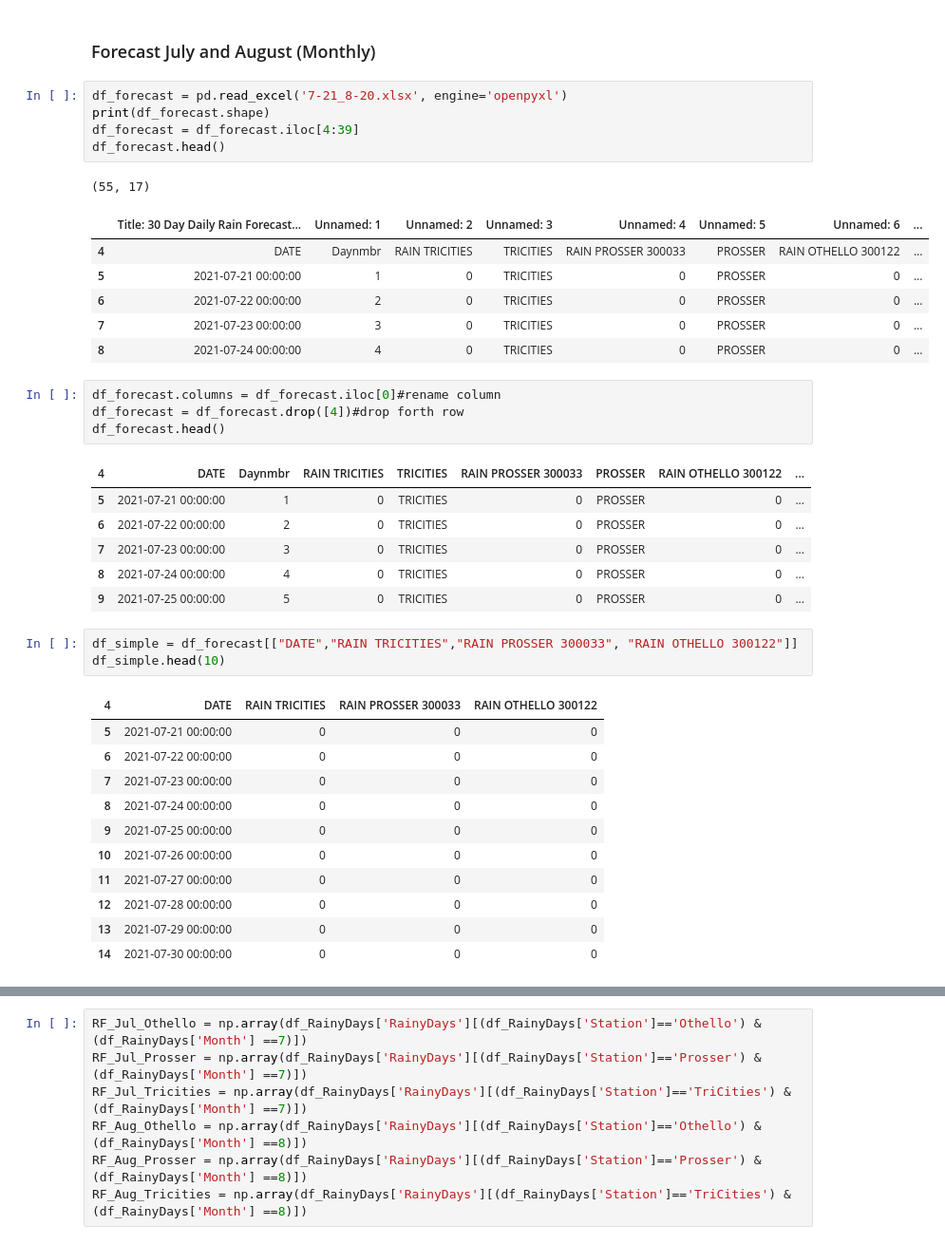
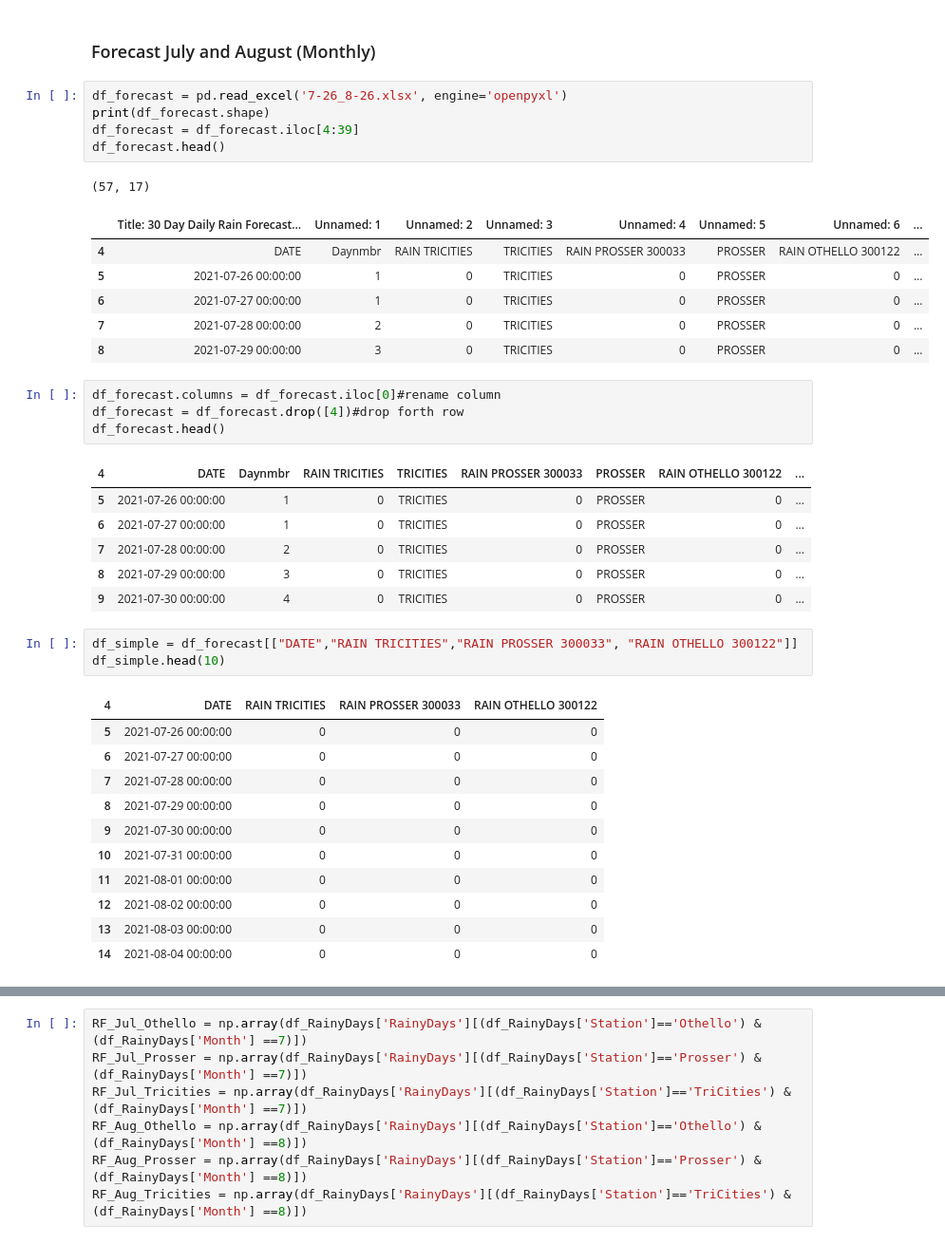
Before and after one commit to d-linnard/LateBlight, a Jupyter notebook: Scripts/Lateblight_2021_JA.ipynb, the cells around one changed output, grey strips where cells are left out. Shown at 95% size. Cells and saved outputs as stored; diff of their text form.

Commit message:
forecasts July 30

```diff
--- a/Scripts/Lateblight_2021_JA.ipynb
+++ b/Scripts/Lateblight_2021_JA.ipynb
@@ -258,44 +258,44 @@ RD_Aug_Tricities= 0
 # %% [markdown]
 ### Forecast July and August (Monthly)
 # %%
-df_forecast = pd.read_excel('7-21_8-20.xlsx', engine='openpyxl')
+df_forecast = pd.read_excel('7-26_8-26.xlsx', engine='openpyxl')
 print(df_forecast.shape)
 df_forecast = df_forecast.iloc[4:39]
 df_forecast.head()
 # %% [output]
-(55, 17)
+(57, 17)
 |  | Title: 30 Day Daily Rain Forecast... | Unnamed: 1 | Unnamed: 2 | Unnamed: 3 | Unnamed: 4 | Unnamed: 5 | Unnamed: 6 | ... |
 | 4 | DATE | Daynmbr | RAIN TRICITIES | TRICITIES | RAIN PROSSER 300033 | PROSSER | RAIN OTHELLO 300122 | ... |
-| 5 | 2021-07-21 00:00:00 | 1 | 0 | TRICITIES | 0 | PROSSER | 0 | ... |
-| 6 | 2021-07-22 00:00:00 | 2 | 0 | TRICITIES | 0 | PROSSER | 0 | ... |
-| 7 | 2021-07-23 00:00:00 | 3 | 0 | TRICITIES | 0 | PROSSER | 0 | ... |
-| 8 | 2021-07-24 00:00:00 | 4 | 0 | TRICITIES | 0 | PROSSER | 0 | ... |
+| 5 | 2021-07-26 00:00:00 | 1 | 0 | TRICITIES | 0 | PROSSER | 0 | ... |
+| 6 | 2021-07-27 00:00:00 | 1 | 0 | TRICITIES | 0 | PROSSER | 0 | ... |
+| 7 | 2021-07-28 00:00:00 | 2 | 0 | TRICITIES | 0 | PROSSER | 0 | ... |
+| 8 | 2021-07-29 00:00:00 | 3 | 0 | TRICITIES | 0 | PROSSER | 0 | ... |
 # %%
 df_forecast.columns = df_forecast.iloc[0]#rename column
 df_forecast = df_forecast.drop([4])#drop forth row
 df_forecast.head()
 # %% [output]
 | 4 | DATE | Daynmbr | RAIN TRICITIES | TRICITIES | RAIN PROSSER 300033 | PROSSER | RAIN OTHELLO 300122 | ... |
-| 5 | 2021-07-21 00:00:00 | 1 | 0 | TRICITIES | 0 | PROSSER | 0 | ... |
-| 6 | 2021-07-22 00:00:00 | 2 | 0 | TRICITIES | 0 | PROSSER | 0 | ... |
-| 7 | 2021-07-23 00:00:00 | 3 | 0 | TRICITIES | 0 | PROSSER | 0 | ... |
-| 8 | 2021-07-24 00:00:00 | 4 | 0 | TRICITIES | 0 | PROSSER | 0 | ... |
-| 9 | 2021-07-25 00:00:00 | 5 | 0 | TRICITIES | 0 | PROSSER | 0 | ... |
+| 5 | 2021-07-26 00:00:00 | 1 | 0 | TRICITIES | 0 | PROSSER | 0 | ... |
+| 6 | 2021-07-27 00:00:00 | 1 | 0 | TRICITIES | 0 | PROSSER | 0 | ... |
+| 7 | 2021-07-28 00:00:00 | 2 | 0 | TRICITIES | 0 | PROSSER | 0 | ... |
+| 8 | 2021-07-29 00:00:00 | 3 | 0 | TRICITIES | 0 | PROSSER | 0 | ... |
+| 9 | 2021-07-30 00:00:00 | 4 | 0 | TRICITIES | 0 | PROSSER | 0 | ... |
 # %%
 df_simple = df_forecast[["DATE","RAIN TRICITIES","RAIN PROSSER 300033", "RAIN OTHELLO 300122"]]
 df_simple.head(10)
 # %% [output]
 | 4 | DATE | RAIN TRICITIES | RAIN PROSSER 300033 | RAIN OTHELLO 300122 |
-| 5 | 2021-07-21 00:00:00 | 0 | 0 | 0 |
-| 6 | 2021-07-22 00:00:00 | 0 | 0 | 0 |
-| 7 | 2021-07-23 00:00:00 | 0 | 0 | 0 |
-| 8 | 2021-07-24 00:00:00 | 0 | 0 | 0 |
-| 9 | 2021-07-25 00:00:00 | 0 | 0 | 0 |
-| 10 | 2021-07-26 00:00:00 | 0 | 0 | 0 |
-| 11 | 2021-07-27 00:00:00 | 0 | 0 | 0 |
-| 12 | 2021-07-28 00:00:00 | 0 | 0 | 0 |
-| 13 | 2021-07-29 00:00:00 | 0 | 0 | 0 |
-| 14 | 2021-07-30 00:00:00 | 0 | 0 | 0 |
+| 5 | 2021-07-26 00:00:00 | 0 | 0 | 0 |
+| 6 | 2021-07-27 00:00:00 | 0 | 0 | 0 |
+| 7 | 2021-07-28 00:00:00 | 0 | 0 | 0 |
+| 8 | 2021-07-29 00:00:00 | 0 | 0 | 0 |
+| 9 | 2021-07-30 00:00:00 | 0 | 0 | 0 |
+| 10 | 2021-07-31 00:00:00 | 0 | 0 | 0 |
+| 11 | 2021-08-01 00:00:00 | 0 | 0 | 0 |
+| 12 | 2021-08-02 00:00:00 | 0 | 0 | 0 |
+| 13 | 2021-08-03 00:00:00 | 0 | 0 | 0 |
+| 14 | 2021-08-04 00:00:00 | 0 | 0 | 0 |
 # %%
 df_simple = df_simple.rename(columns={"RAIN TRICITIES": "TriCities",
                           "RAIN PROSSER 300033": "Prosser",
```
Also changed, not shown: parts of 7 cells of this notebook, 4 other files.
